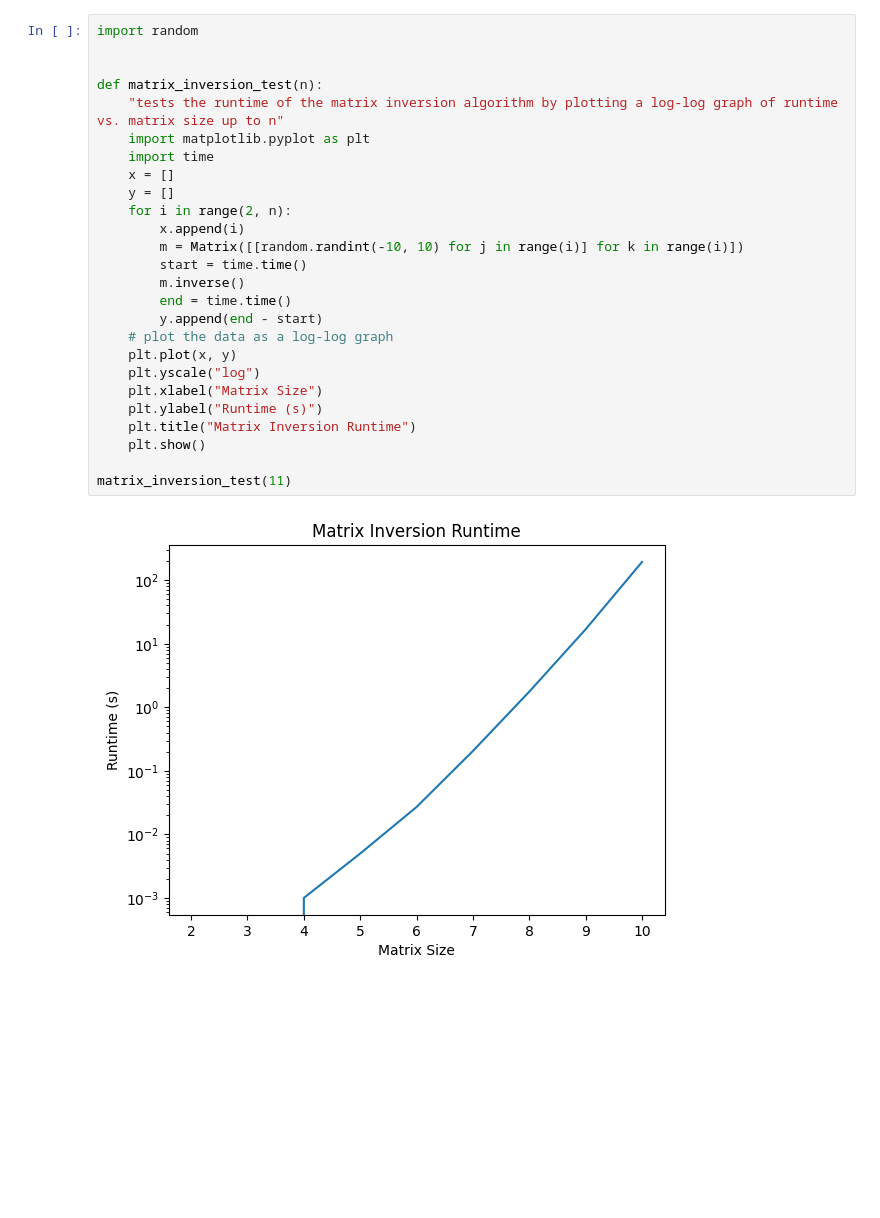
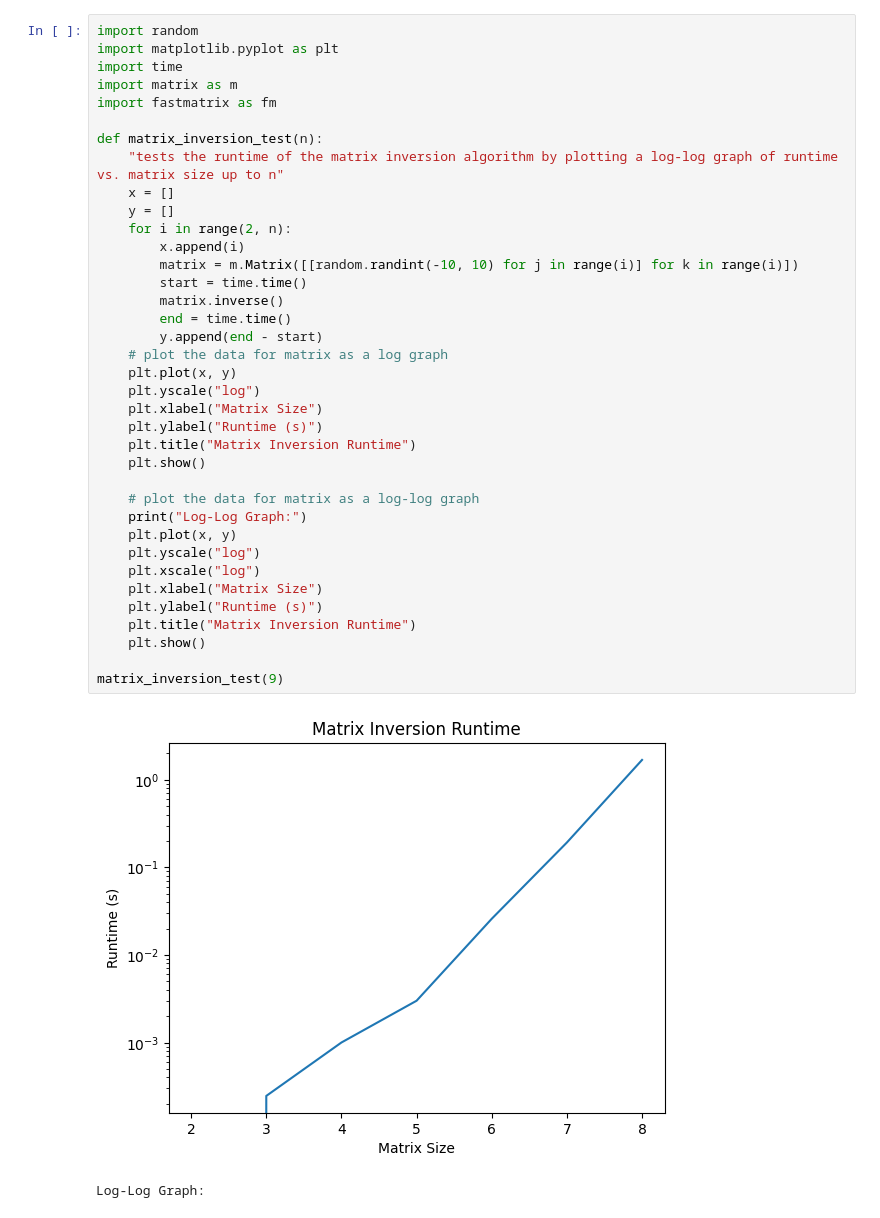
Before and after one commit to alexMcGarity/computational-physics, a Jupyter notebook: Group Project Three/matrix_testing.ipynb, the cells around one changed output. Saved outputs shown, nothing was run; the diff lists cells and outputs as text; blank space fills up the shorter version.

Commit message:
added fastmatrix and testing for it

```diff
--- a/Group Project Three/matrix_testing.ipynb
+++ b/Group Project Three/matrix_testing.ipynb
@@ -117,28 +241,40 @@ The inverse of the matrix is:
 # %%
 import random
-
+import matplotlib.pyplot as plt
+import time
+import matrix as m
+import fastmatrix as fm
 
 def matrix_inversion_test(n):
     "tests the runtime of the matrix inversion algorithm by plotting a log-log graph of runtime vs. matrix size up to n"
-    import matplotlib.pyplot as plt
-    import time
     x = []
     y = []
     for i in range(2, n):
         x.append(i)
-        m = Matrix([[random.randint(-10, 10) for j in range(i)] for k in range(i)])
+        matrix = m.Matrix([[random.randint(-10, 10) for j in range(i)] for k in range(i)])
         start = time.time()
-        m.inverse()
+        matrix.inverse()
         end = time.time()
         y.append(end - start)
-    # plot the data as a log-log graph
+    # plot the data for matrix as a log graph
     plt.plot(x, y)
     plt.yscale("log")
     plt.xlabel("Matrix Size")
     plt.ylabel("Runtime (s)")
     plt.title("Matrix Inversion Runtime")
     plt.show()
 
-matrix_inversion_test(11)
+    # plot the data for matrix as a log-log graph
+    print("Log-Log Graph:")
+    plt.plot(x, y)
+    plt.yscale("log")
+    plt.xscale("log")
+    plt.xlabel("Matrix Size")
+    plt.ylabel("Runtime (s)")
+    plt.title("Matrix Inversion Runtime")
+    plt.show()
+
+matrix_inversion_test(9)
 # %% [output]
-[figure, old version]
+[figure, new version]
+Log-Log Graph:
```
Also changed, not shown: parts of 4 cells of this notebook, 2 other files.
